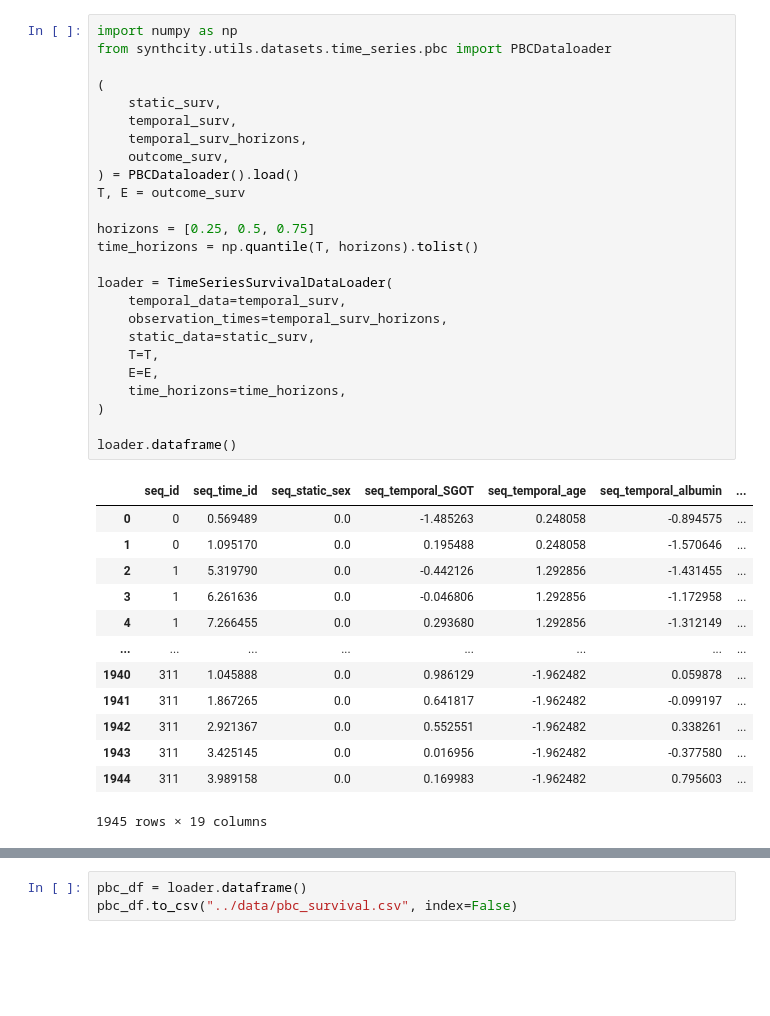
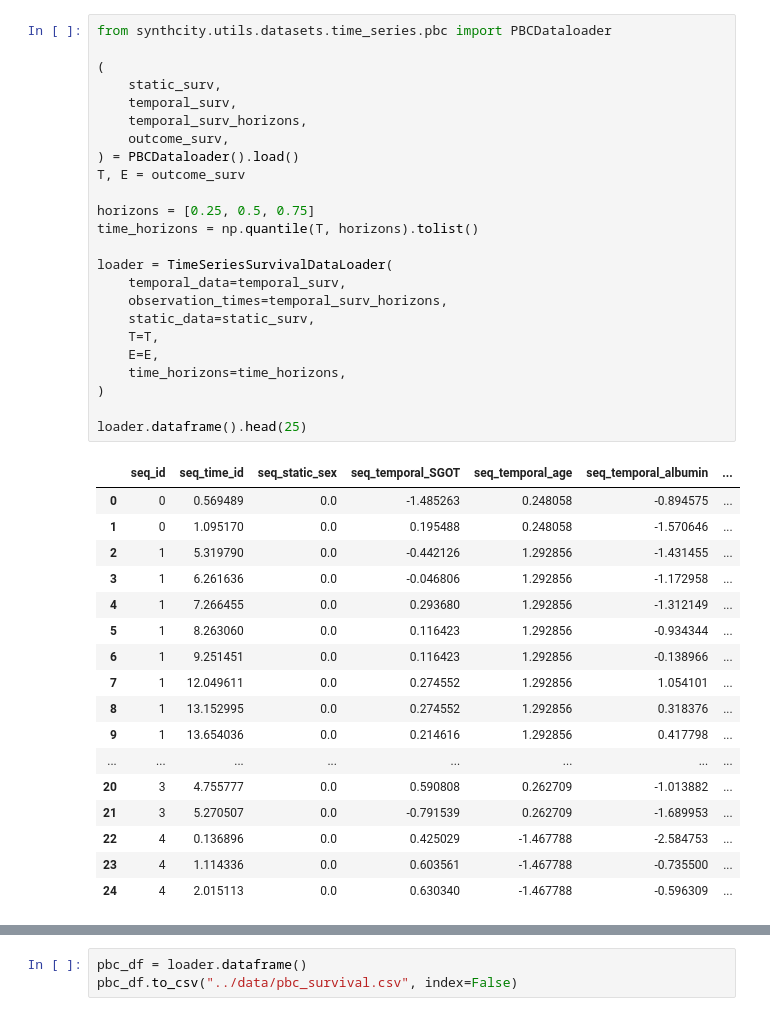
Before and after one commit to jcj59/TimeSurvivalGANs, a Jupyter notebook: notebooks/PBCDataset.ipynb, the cells around one changed output, grey strips where cells are left out. Saved outputs shown, nothing was run; the diff lists cells and outputs as text; blank space fills up the shorter version.

```diff
--- a/notebooks/PBCDataset.ipynb
+++ b/notebooks/PBCDataset.ipynb
@@ -13,41 +17,44 @@ warnings.filterwarnings("ignore")
 # %% [output]
 [KeOps] Warning : Cuda libraries were not detected on the system or could not be loaded ; using cpu only mode
 # %%
-import numpy as np
 from synthcity.utils.datasets.time_series.pbc import PBCDataloader
 
 (
     static_surv,
     temporal_surv,
     temporal_surv_horizons,
     outcome_surv,
 ) = PBCDataloader().load()
 T, E = outcome_surv
 
 horizons = [0.25, 0.5, 0.75]
 time_horizons = np.quantile(T, horizons).tolist()
 
 loader = TimeSeriesSurvivalDataLoader(
     temporal_data=temporal_surv,
     observation_times=temporal_surv_horizons,
     static_data=static_surv,
     T=T,
     E=E,
     time_horizons=time_horizons,
 )
 
-loader.dataframe()
+loader.dataframe().head(25)
 # %% [output]
 |  | seq_id | seq_time_id | seq_static_sex | seq_temporal_SGOT | seq_temporal_age | seq_temporal_albumin | ... |
 | 0 | 0 | 0.569489 | 0.0 | -1.485263 | 0.248058 | -0.894575 | ... |
 | 1 | 0 | 1.095170 | 0.0 | 0.195488 | 0.248058 | -1.570646 | ... |
 | 2 | 1 | 5.319790 | 0.0 | -0.442126 | 1.292856 | -1.431455 | ... |
 | 3 | 1 | 6.261636 | 0.0 | -0.046806 | 1.292856 | -1.172958 | ... |
 | 4 | 1 | 7.266455 | 0.0 | 0.293680 | 1.292856 | -1.312149 | ... |
+| 5 | 1 | 8.263060 | 0.0 | 0.116423 | 1.292856 | -0.934344 | ... |
+| 6 | 1 | 9.251451 | 0.0 | 0.116423 | 1.292856 | -0.138966 | ... |
+| 7 | 1 | 12.049611 | 0.0 | 0.274552 | 1.292856 | 1.054101 | ... |
+| 8 | 1 | 13.152995 | 0.0 | 0.274552 | 1.292856 | 0.318376 | ... |
+| 9 | 1 | 13.654036 | 0.0 | 0.214616 | 1.292856 | 0.417798 | ... |
 | ... | ... | ... | ... | ... | ... | ... | ... |
-| 1940 | 311 | 1.045888 | 0.0 | 0.986129 | -1.962482 | 0.059878 | ... |
-| 1941 | 311 | 1.867265 | 0.0 | 0.641817 | -1.962482 | -0.099197 | ... |
-| 1942 | 311 | 2.921367 | 0.0 | 0.552551 | -1.962482 | 0.338261 | ... |
-| 1943 | 311 | 3.425145 | 0.0 | 0.016956 | -1.962482 | -0.377580 | ... |
-| 1944 | 311 | 3.989158 | 0.0 | 0.169983 | -1.962482 | 0.795603 | ... |
+| 20 | 3 | 4.755777 | 0.0 | 0.590808 | 0.262709 | -1.013882 | ... |
+| 21 | 3 | 5.270507 | 0.0 | -0.791539 | 0.262709 | -1.689953 | ... |
+| 22 | 4 | 0.136896 | 0.0 | 0.425029 | -1.467788 | -2.584753 | ... |
+| 23 | 4 | 1.114336 | 0.0 | 0.603561 | -1.467788 | -0.735500 | ... |
+| 24 | 4 | 2.015113 | 0.0 | 0.630340 | -1.467788 | -0.596309 | ... |
-1945 rows × 19 columns
```
Also changed, not shown: parts of 8 cells of this notebook, 41 other files.
